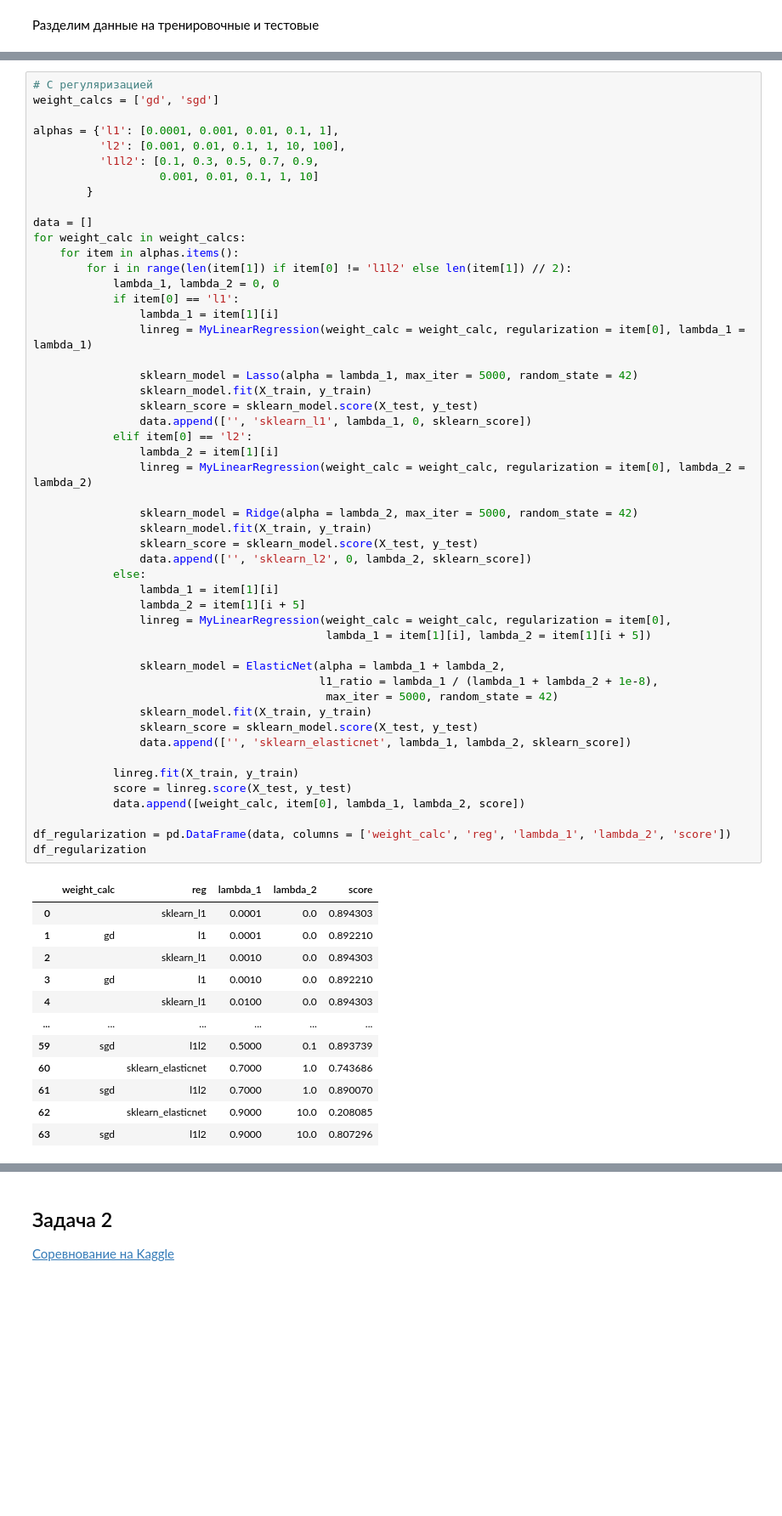
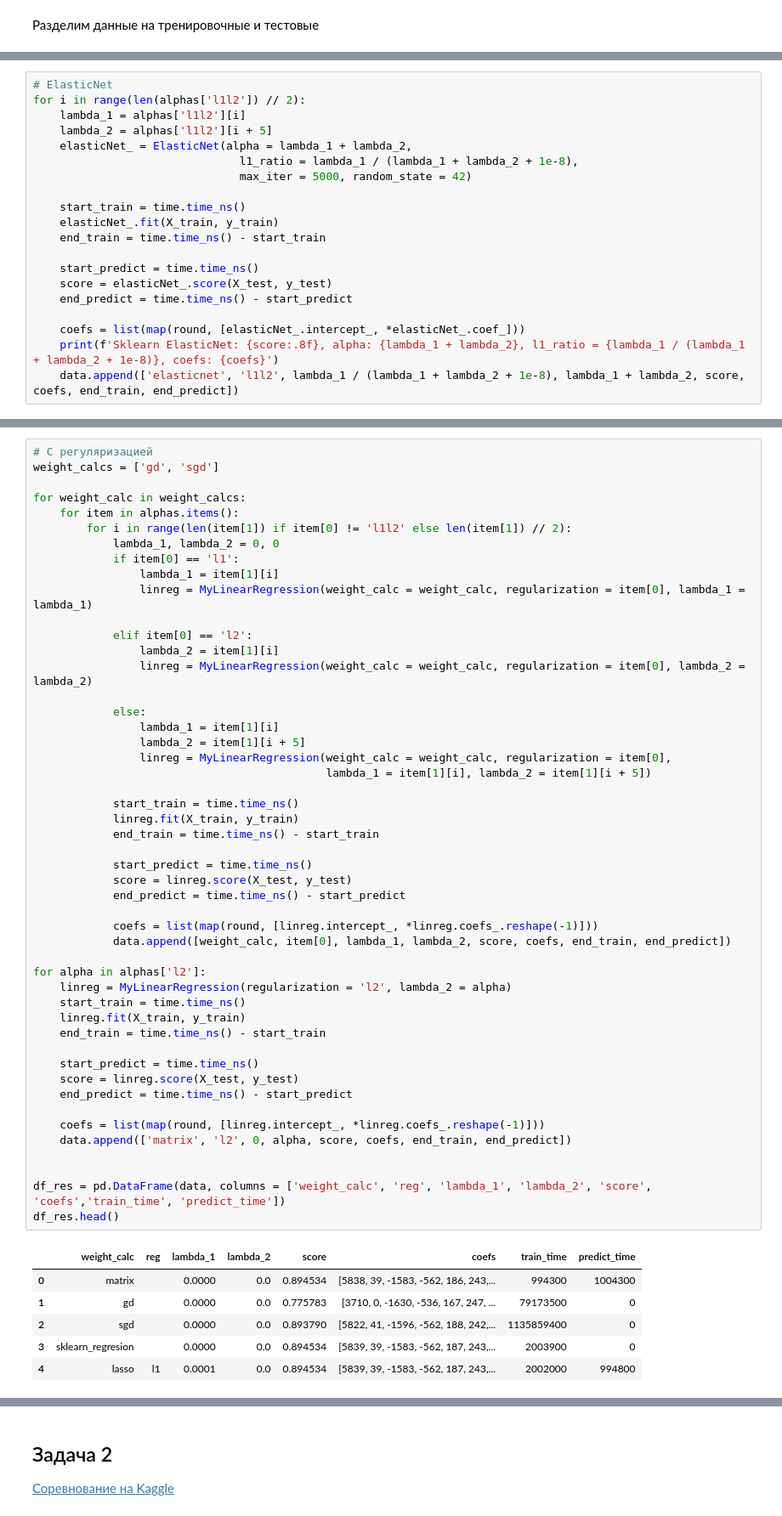
Before and after one commit to mshsvnv/ITMO_math_stat_and_ml, a Jupyter notebook: lab_04/linear_regression.ipynb, the cells around one changed output, grey strips where cells are left out. Shown at 85% size. Drawn from its saved outputs; the diff is of its cells as text; blank space fills up the shorter version.

Commit message:
[+]: some fixes in ./lab_04/linear_regression.ipynb

```diff
--- a/lab_04/linear_regression.ipynb
+++ b/lab_04/linear_regression.ipynb
@@ -333,0 +426,20 @@ My Linear Regression: 0.89397282
+# %%
+# ElasticNet
+for i in range(len(alphas['l1l2']) // 2):
+    lambda_1 = alphas['l1l2'][i]
+    lambda_2 = alphas['l1l2'][i + 5]
+    elasticNet_ = ElasticNet(alpha = lambda_1 + lambda_2,
+                               l1_ratio = lambda_1 / (lambda_1 + lambda_2 + 1e-8),
+                               max_iter = 5000, random_state = 42)
+
+    start_train = time.time_ns()
+    elasticNet_.fit(X_train, y_train)
+    end_train = time.time_ns() - start_train
+
+    start_predict = time.time_ns()
+    score = elasticNet_.score(X_test, y_test)
+    end_predict = time.time_ns() - start_predict
+
+    coefs = list(map(round, [elasticNet_.intercept_, *elasticNet_.coef_]))
+    print(f'Sklearn ElasticNet: {score:.8f}, alpha: {lambda_1 + lambda_2}, l1_ratio = {lambda_1 / (lambda_1 + lambda_2 + 1e-8)}, coefs: {coefs}')
+    data.append(['elasticnet', 'l1l2', lambda_1 / (lambda_1 + lambda_2 + 1e-8), lambda_1 + lambda_2, score, coefs, end_train, end_predict])
@@ -334,63 +452,56 @@ My Linear Regression: 0.89397282
 # %%
 # С регуляризацией
 weight_calcs = ['gd', 'sgd']
 
-alphas = {'l1': [0.0001, 0.001, 0.01, 0.1, 1],
-          'l2': [0.001, 0.01, 0.1, 1, 10, 100],
-          'l1l2': [0.1, 0.3, 0.5, 0.7, 0.9,
-                   0.001, 0.01, 0.1, 1, 10]
-        }
-
-data = []
 for weight_calc in weight_calcs:
     for item in alphas.items():
         for i in range(len(item[1]) if item[0] != 'l1l2' else len(item[1]) // 2):
             lambda_1, lambda_2 = 0, 0
             if item[0] == 'l1':
                 lambda_1 = item[1][i]
                 linreg = MyLinearRegression(weight_calc = weight_calc, regularization = item[0], lambda_1 = lambda_1)
 
-                sklearn_model = Lasso(alpha = lambda_1, max_iter = 5000, random_state = 42)
-                sklearn_model.fit(X_train, y_train)
-                sklearn_score = sklearn_model.score(X_test, y_test)
-                data.append(['', 'sklearn_l1', lambda_1, 0, sklearn_score])
             elif item[0] == 'l2':
                 lambda_2 = item[1][i]
                 linreg = MyLinearRegression(weight_calc = weight_calc, regularization = item[0], lambda_2 = lambda_2)
 
-                sklearn_model = Ridge(alpha = lambda_2, max_iter = 5000, random_state = 42)
-                sklearn_model.fit(X_train, y_train)
-                sklearn_score = sklearn_model.score(X_test, y_test)
-                data.append(['', 'sklearn_l2', 0, lambda_2, sklearn_score])
             else:
                 lambda_1 = item[1][i]
                 lambda_2 = item[1][i + 5]
                 linreg = MyLinearRegression(weight_calc = weight_calc, regularization = item[0],
                                             lambda_1 = item[1][i], lambda_2 = item[1][i + 5])
 
-                sklearn_model = ElasticNet(alpha = lambda_1 + lambda_2,
-                                           l1_ratio = lambda_1 / (lambda_1 + lambda_2 + 1e-8),
-                                            max_iter = 5000, random_state = 42)
-                sklearn_model.fit(X_train, y_train)
-                sklearn_score = sklearn_model.score(X_test, y_test)
-                data.append(['', 'sklearn_elasticnet', lambda_1, lambda_2, sklearn_score])
+            start_train = time.time_ns()
+            linreg.fit(X_train, y_train)
+            end_train = time.time_ns() - start_train
 
-            linreg.fit(X_train, y_train)
+            start_predict = time.time_ns()
             score = linreg.score(X_test, y_test)
-            data.append([weight_calc, item[0], lambda_1, lambda_2, score])
+            end_predict = time.time_ns() - start_predict
 
-df_regularization = pd.DataFrame(data, columns = ['weight_calc', 'reg', 'lambda_1', 'lambda_2', 'score'])
-df_regularization
+            coefs = list(map(round, [linreg.intercept_, *linreg.coefs_.reshape(-1)]))
+            data.append([weight_calc, item[0], lambda_1, lambda_2, score, coefs, end_train, end_predict])
+
+for alpha in alphas['l2']:
+    linreg = MyLinearRegression(regularization = 'l2', lambda_2 = alpha)
+    start_train = time.time_ns()
+    linreg.fit(X_train, y_train)
+    end_train = time.time_ns() - start_train
+
+    start_predict = time.time_ns()
+    score = linreg.score(X_test, y_test)
+    end_predict = time.time_ns() - start_predict
+
+    coefs = list(map(round, [linreg.intercept_, *linreg.coefs_.reshape(-1)]))
+    data.append(['matrix', 'l2', 0, alpha, score, coefs, end_train, end_predict])
+
+
+df_res = pd.DataFrame(data, columns = ['weight_calc', 'reg', 'lambda_1', 'lambda_2', 'score', 'coefs','train_time', 'predict_time'])
+df_res.head()
 # %% [output]
-|  | weight_calc | reg | lambda_1 | lambda_2 | score |
-| 0 |  | sklearn_l1 | 0.0001 | 0.0 | 0.894303 |
-| 1 | gd | l1 | 0.0001 | 0.0 | 0.892210 |
-| 2 |  | sklearn_l1 | 0.0010 | 0.0 | 0.894303 |
-| 3 | gd | l1 | 0.0010 | 0.0 | 0.892210 |
-| 4 |  | sklearn_l1 | 0.0100 | 0.0 | 0.894303 |
-| ... | ... | ... | ... | ... | ... |
-| 59 | sgd | l1l2 | 0.5000 | 0.1 | 0.893739 |
-| 60 |  | sklearn_elasticnet | 0.7000 | 1.0 | 0.743686 |
-| 61 | sgd | l1l2 | 0.7000 | 1.0 | 0.890070 |
-| 62 |  | sklearn_elasticnet | 0.9000 | 10.0 | 0.208085 |
-| 63 | sgd | l1l2 | 0.9000 | 10.0 | 0.807296 |
+|  | weight_calc | reg | lambda_1 | lambda_2 | score | coefs | train_time | predict_time |
+| 0 | matrix |  | 0.0000 | 0.0 | 0.894534 | [5838, 39, -1583, -562, 186, 243,... | 994300 | 1004300 |
+| 1 | gd |  | 0.0000 | 0.0 | 0.775783 | [3710, 0, -1630, -536, 167, 247, ... | 79173500 | 0 |
+| 2 | sgd |  | 0.0000 | 0.0 | 0.893790 | [5822, 41, -1596, -562, 188, 242,... | 1135859400 | 0 |
+| 3 | sklearn_regresion |  | 0.0000 | 0.0 | 0.894534 | [5839, 39, -1583, -562, 187, 243,... | 2003900 | 0 |
+| 4 | lasso | l1 | 0.0001 | 0.0 | 0.894534 | [5839, 39, -1583, -562, 187, 243,... | 2002000 | 994800 |
```
Also changed, not shown: parts of 26 cells of this notebook.
